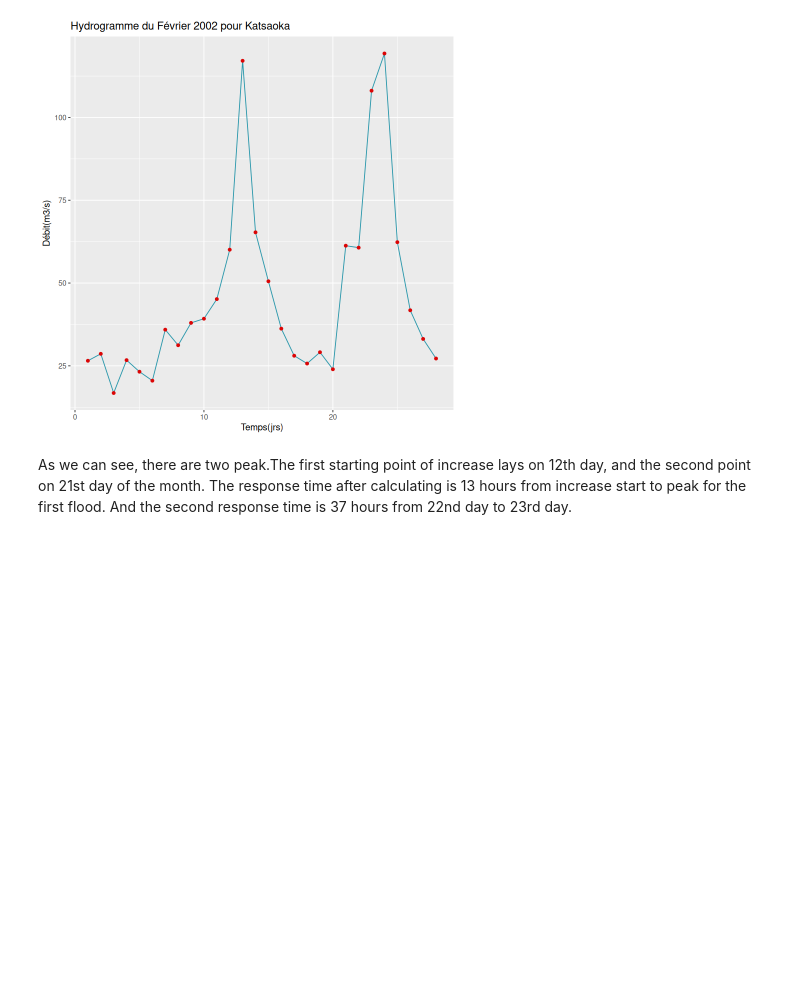
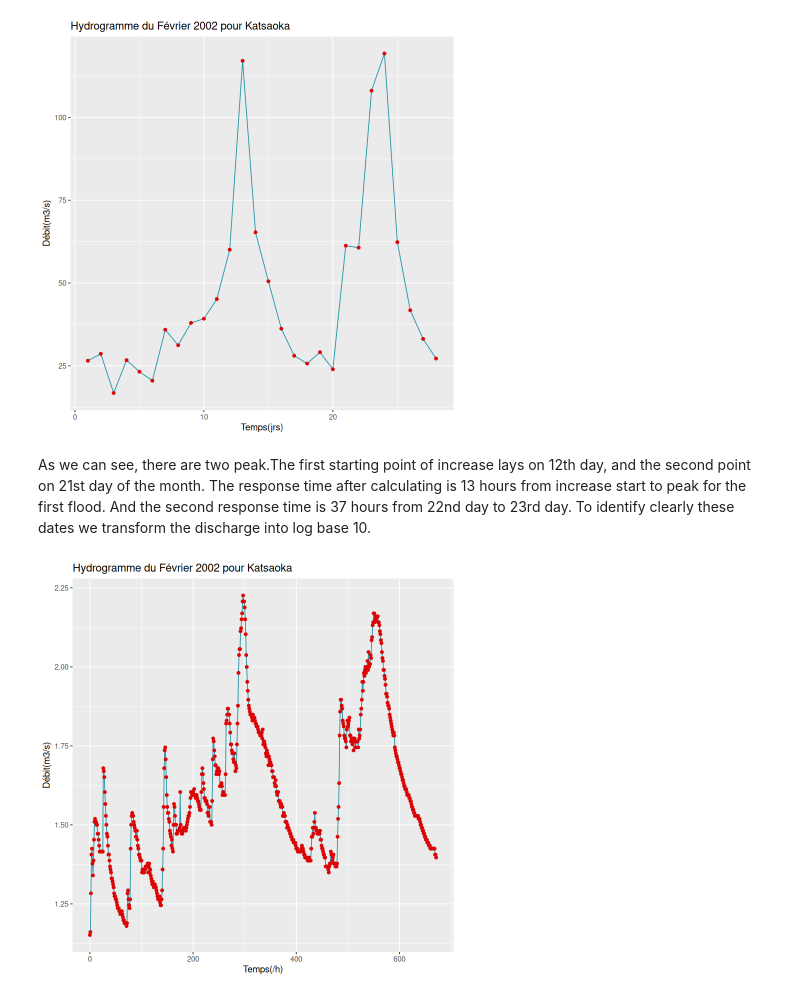
Before and after one commit to dinasdata/Data_analysis_repository, a Jupyter notebook: analysis.ipynb, the cells around one changed output. Cells and saved outputs as stored; diff of their text form; code cells hidden in the pictures; blank space fills up the shorter version.

Commit message:
adding hydrogram separation

```diff
--- a/analysis.ipynb
+++ b/analysis.ipynb
@@ -126,4 +126,12 @@ print(plot2)
 [figure]
 # %% [markdown]
 As we can see, there are two peak.The first starting point of increase lays on 12th day, and the second point on 21st day of the month.
-The response time after calculating is 13 hours from increase start to peak for the first flood. And the second response time is 37 hours from 22nd day to 23rd day.
+The response time after calculating is 13 hours from increase start to peak for the first flood. And the second response time is 37 hours from 22nd day to 23rd day. To identify clearly these dates we transform the discharge into log base 10.
+# %%
+hydr = ggplot(data = february,mapping = aes(x = Hours,y = log10(Débit)))+
+geom_line(color = "#2997ab")+
+geom_point(color = "#db0505ff")+
+labs(title = "Hydrogramme du Février 2002 pour Katsaoka",x = "Temps(/h)",y = "Débit(m3/s)")
+print(hydr)
+# %% [output]
+[figure, added]
```
